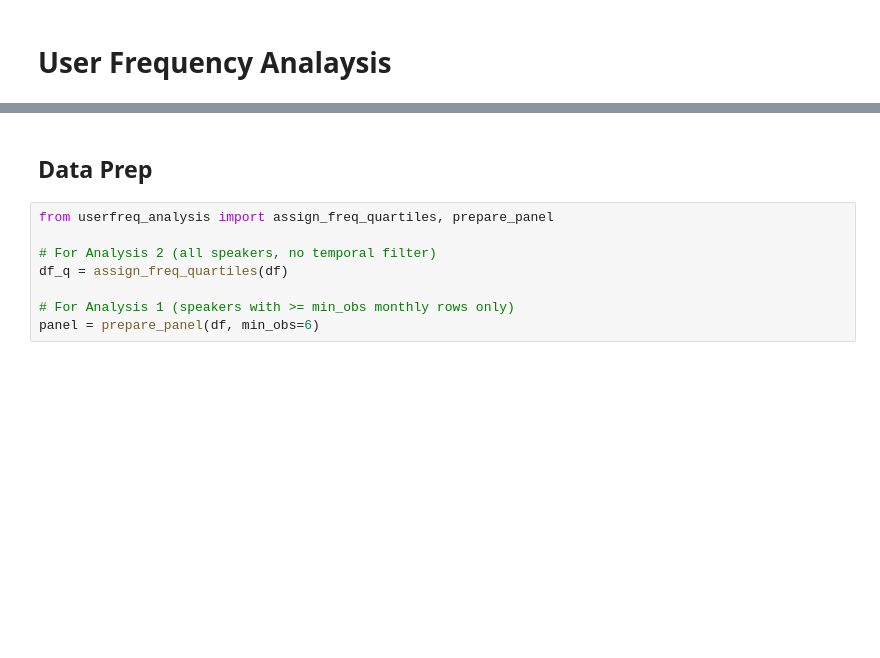
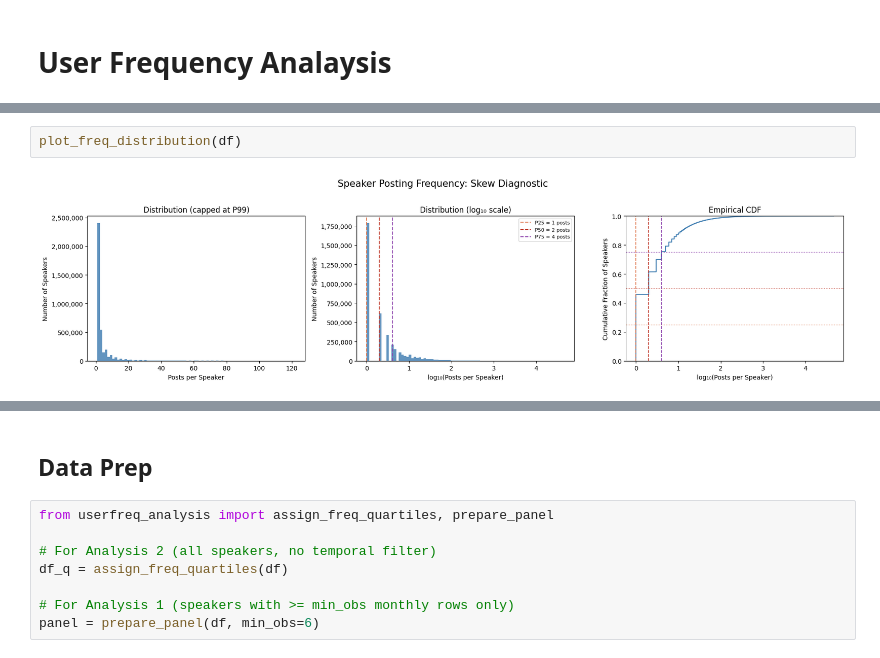
Before and after one commit to nickvick04/ORFE-Thesis, a Jupyter notebook: src/final.ipynb, the cells around one changed output, grey strips where cells are left out. Cells and saved outputs as stored; diff of their text form; blank space fills up the shorter version.

Commit message:
first user freq analysis

```diff
--- a/src/final.ipynb
+++ b/src/final.ipynb
@@ -6,0 +34,4 @@ df = pd.read_csv('/Users/nickvick/Library/CloudStorage/OneDrive-PrincetonUnivers
+# %%
+plot_freq_distribution(df)
+# %% [output]
+[figure, added]
```
Also changed, not shown: parts of 10 cells of this notebook, 1 other file.
